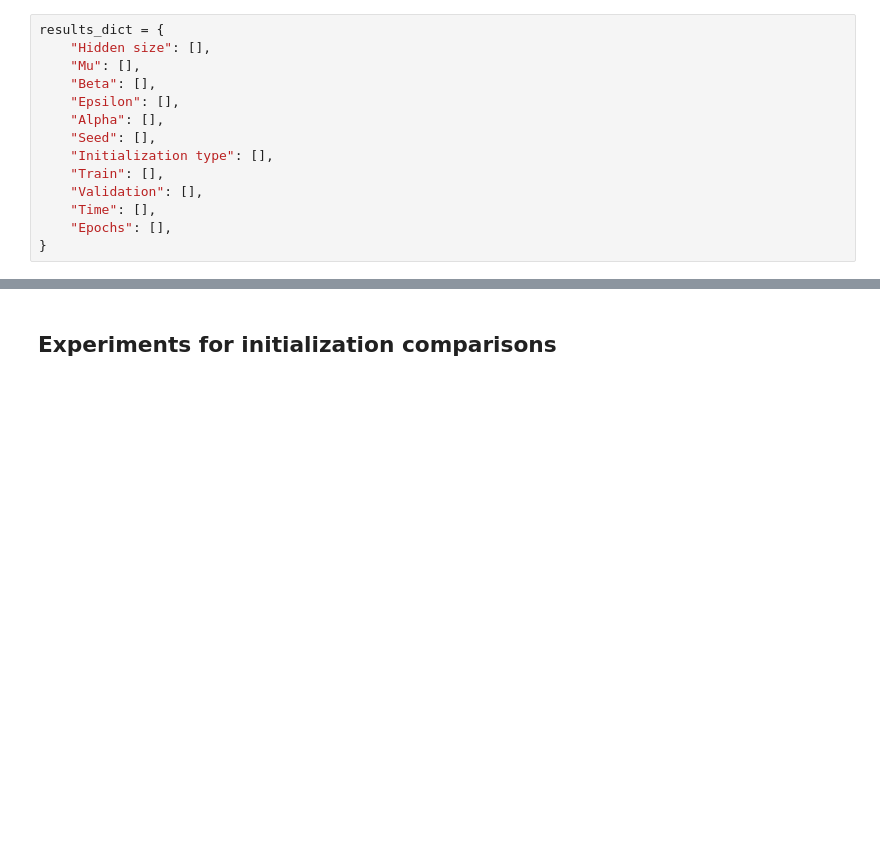
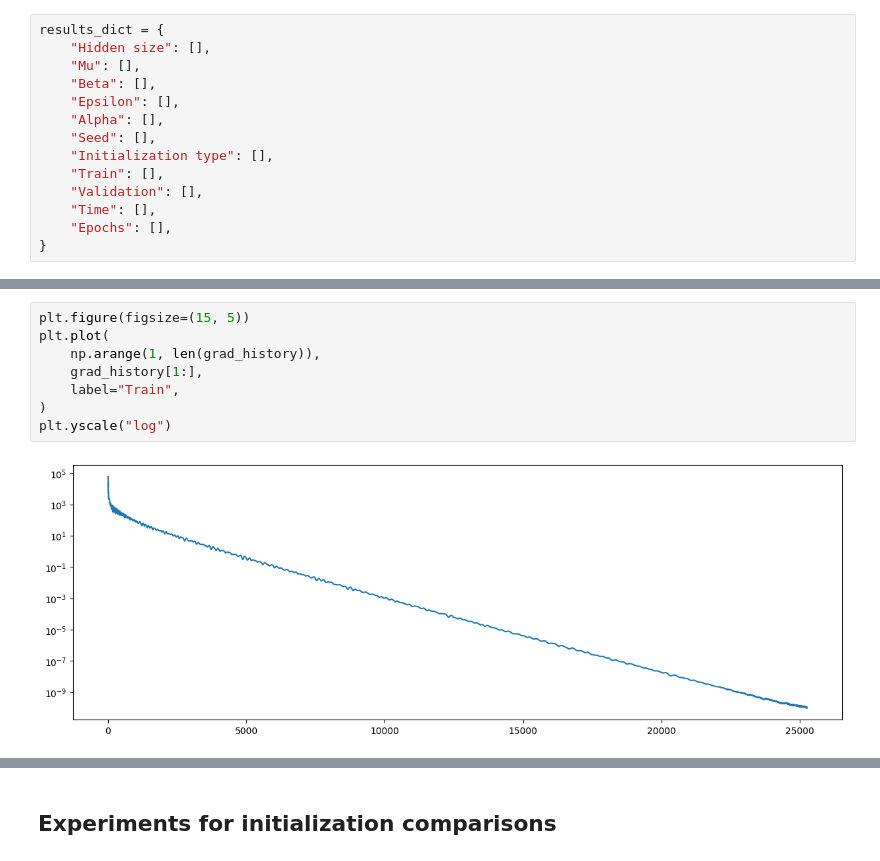
Before and after one commit to SaulUrso/Extreme-Learning-Machine, a Jupyter notebook: nesterov.ipynb, the cells around one changed output, grey strips where cells are left out. Saved outputs shown, nothing was run; the diff lists cells and outputs as text; blank space fills up the shorter version.

```diff
--- a/nesterov.ipynb
+++ b/nesterov.ipynb
@@ -207,0 +353,10 @@ for HIDDEN_SIZE, LEARNING_RATE, BETA, ALPHA, EPSILON in itertools.product(
+# %%
+plt.figure(figsize=(15, 5))
+plt.plot(
+    np.arange(1, len(grad_history)),
+    grad_history[1:],
+    label="Train",
+)
+plt.yscale("log")
+# %% [output]
+[figure, added]
```
Also changed, not shown: parts of 11 cells of this notebook, 5 other files.
